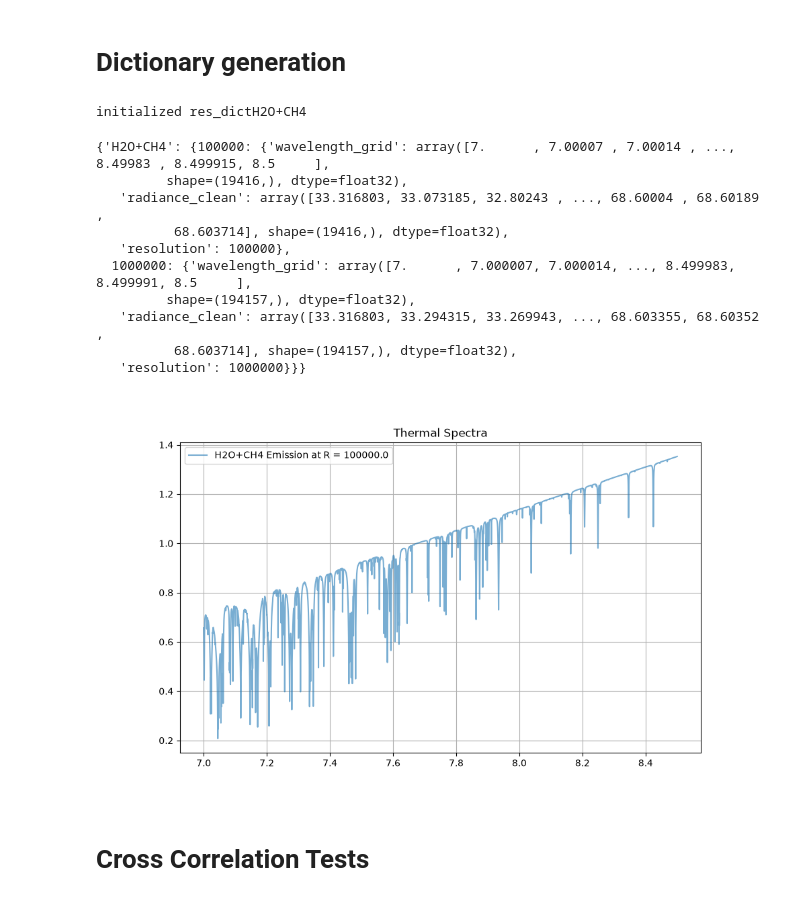
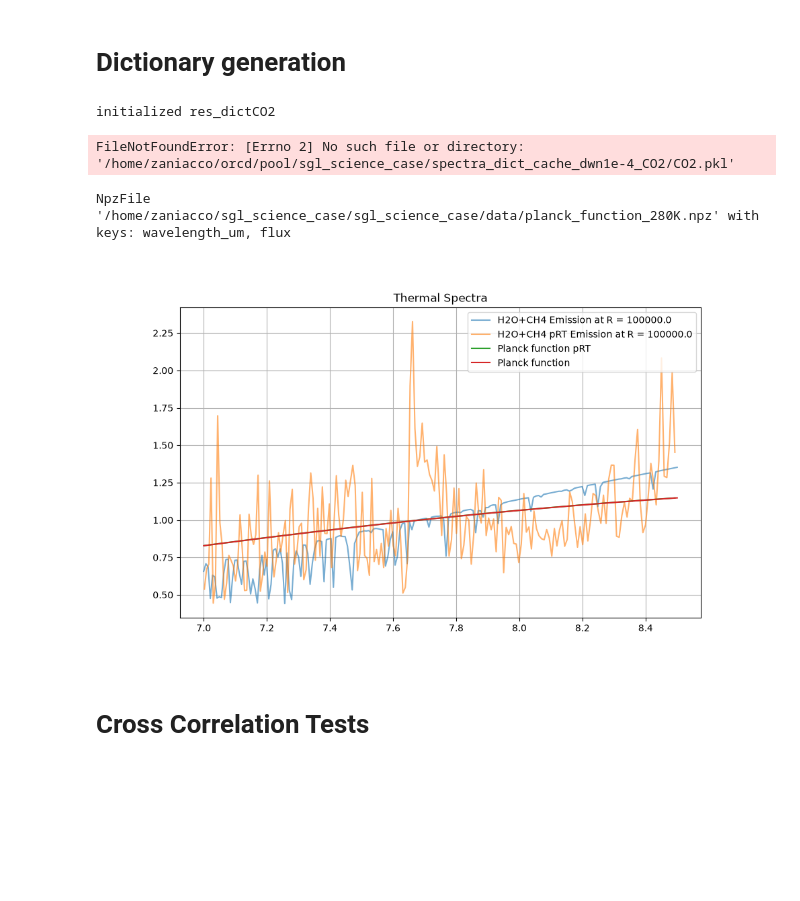
Before and after one commit to zanecollins/sgl_science_case, a Jupyter notebook: sgl_science_case/notebooks/reflectivity_model_cc_tests.ipynb, the cells around one changed output. Saved outputs shown, nothing was run; the diff lists cells and outputs as text; code cells hidden in the pictures; blank space fills up the shorter version.

```diff
--- a/sgl_science_case/notebooks/reflectivity_model_cc_tests.ipynb
+++ b/sgl_science_case/notebooks/reflectivity_model_cc_tests.ipynb
@@ -664,12 +676,13 @@ def cross_correlate_spectra_in_dict(parent_dict, lags=None, return_full=True):
 ## Writing in from spectra_dict_cache
 # %%
 scenarios = [
-    [('H2O', 1), ('CH4', 1)]
+    # [('H2O', 1), ('CH4', 1)]
     #[('H2O', 1), ('CH4', 1), ('N2O', 1)],
     #[('CH4', 1), ('N2O', 1)],
     #[('H2O', 1)],
     #[('N2O', 1)],
     #[('CH4', 1)],
+    [('CO2', 1)]
     ]
 
 res_dict = {}
@@ -686,17 +699,12 @@ for sce in scenarios:
     with open(f'{spectra_dict_path}{file}', 'rb') as f:
         res_dict[f'{scenario_key}'] = pickle.load(f)
 # %% [output]
-initialized res_dictH2O+CH4
+initialized res_dictCO2
+FileNotFoundError: [Errno 2] No such file or directory: '/home/zaniacco/orcd/pool/sgl_science_case/spectra_dict_cache_dwn1e-4_CO2/CO2.pkl'
 # %%
-res_dict
+load = np.load('/home/zaniacco/sgl_science_case/sgl_science_case/data/pRT_initial_model.npz')
-# %% [output]
-{'H2O+CH4': {100000: {'wavelength_grid': array([7.      , 7.00007 , 7.00014 , ..., 8.49983 , 8.499915, 8.5     ],
-         shape=(19416,), dtype=float32),
-   'radiance_clean': array([33.316803, 33.073185, 32.80243 , ..., 68.60004 , 68.60189 ,
-          68.603714], shape=(19416,), dtype=float32),
-   'resolution': 100000},
-  1000000: {'wavelength_grid': array([7.      , 7.000007, 7.000014, ..., 8.499983, 8.499991, 8.5     ],
-         shape=(194157,), dtype=float32),
-   'radiance_clean': array([33.316803, 33.294315, 33.269943, ..., 68.603355, 68.60352 ,
-          68.603714], shape=(194157,), dtype=float32),
-   'resolution': 1000000}}}
+# %%
+planck = np.load('/home/zaniacco/sgl_science_case/sgl_science_case/data/planck_function_280K.npz')
+planck
+# %% [output]
+NpzFile '/home/zaniacco/sgl_science_case/sgl_science_case/data/planck_function_280K.npz' with keys: wavelength_um, flux
@@ -703,25 +713,37 @@ res_dict
 # %%
 resolution_to_plot = 1e5
 scenario_to_plot = 'H2O+CH4'
 snr_to_plot_a = 10
 snr_to_plot_b = 50
 
+R_bin = 1e3
+
 data = res_dict[scenario_to_plot][resolution_to_plot]
 x = data['wavelength_grid']
 y = data['radiance_clean'] / np.median(data['radiance_clean'])
 
+x2 = load['wavelength_um']*1e4
+y2 = load['flux']
+
+x, y, _ = bin_spectrum_robust(x, y, R_bin, err_data=None)
+
+B = planck_wavelength(x,T=280)
+
 plt.figure(figsize=(10,6))
 
 plt.plot(x,y, label = f'{scenario_to_plot} Emission at R = {resolution_to_plot}', alpha = 0.6)
+plt.plot(x2,y2/np.mean(y2), label = f'{scenario_to_plot} pRT Emission at R = {resolution_to_plot}', alpha = 0.6)
+plt.plot(planck['wavelength_um']*1e4, planck['flux']/np.mean(planck['flux']), label = 'Planck function pRT')
+plt.plot(x, B/np.mean(B), label = 'Planck function')
 
 
 
 plt.title('Thermal Spectra')
 plt.grid()
 plt.legend()
 plt.show()
 # %% [output]
-[figure, old version]
+[figure, new version]
 # %% [markdown]
 # Cross Correlation Tests
 # %%
```
Also changed, not shown: parts of 4 cells of this notebook, 12 other files.
